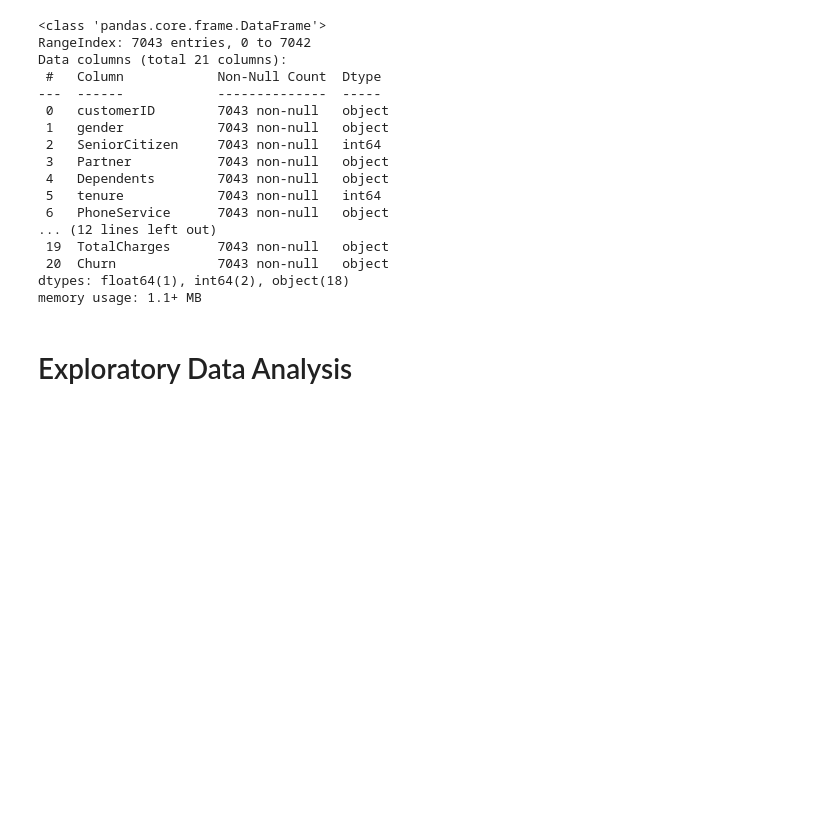
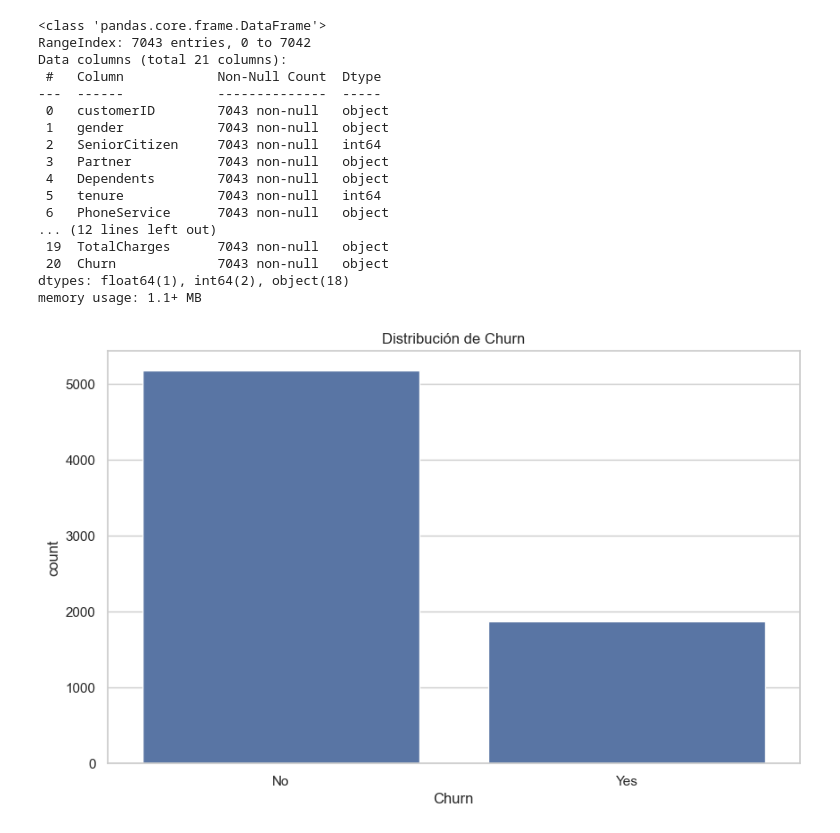
Before and after one commit to alanEmolina/Proyecto-de-IA, a Jupyter notebook: proyecto.ipynb, the cells around one changed output. Saved outputs shown, nothing was run; the diff lists cells and outputs as text; code cells hidden in the pictures; blank space fills up the shorter version.

```diff
--- a/proyecto.ipynb
+++ b/proyecto.ipynb
@@ -57,5 +59,8 @@ Data columns (total 21 columns):
  20  Churn             7043 non-null   object
 dtypes: float64(1), int64(2), object(18)
 memory usage: 1.1+ MB
-# %% [markdown]
-# Exploratory Data Analysis
+# %%
+sns.countplot(x='Churn', data=data);
+plt.title('Distribución de Churn');
+# %% [output]
+[figure, added]
```
Also changed, not shown: parts of 7 cells of this notebook.
